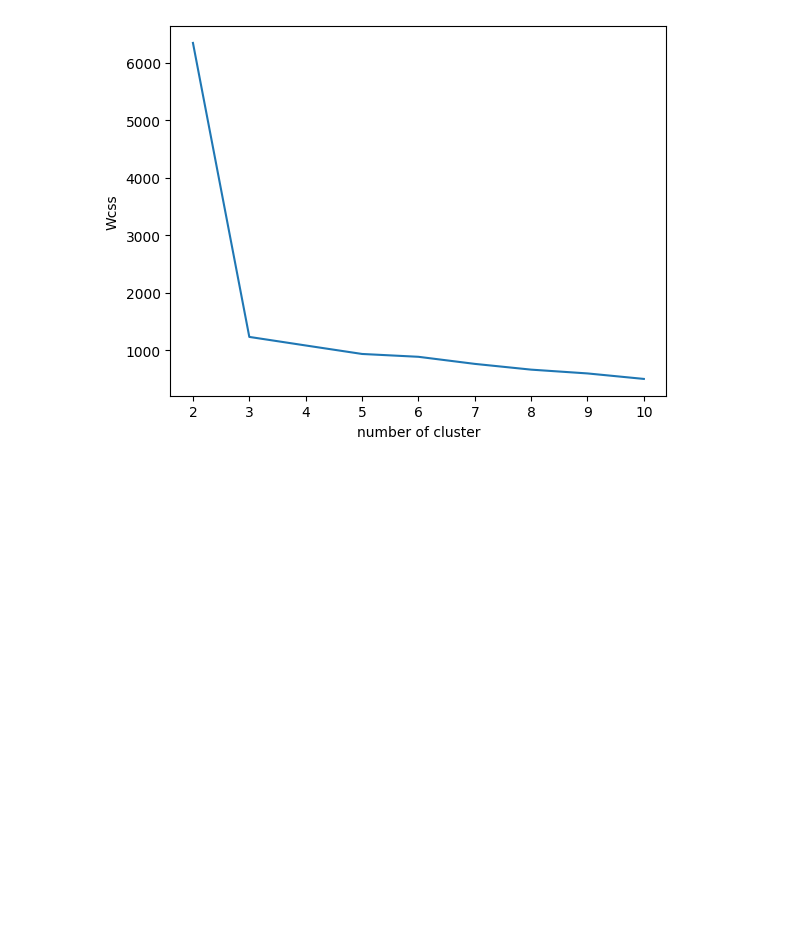
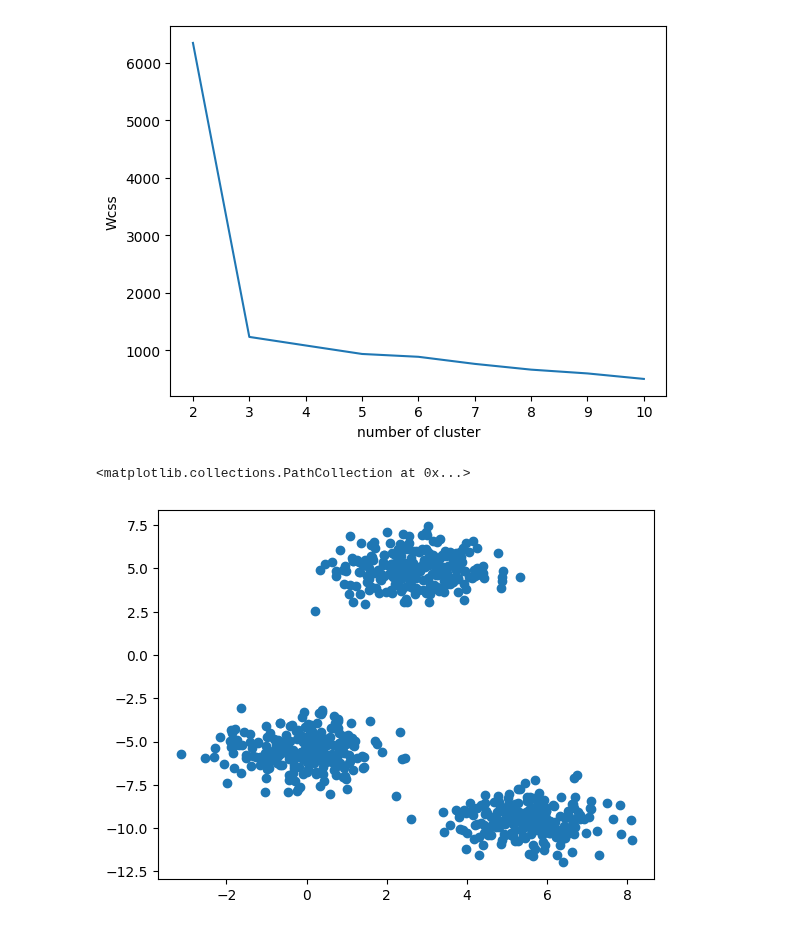
Before and after one commit to FairozAhmadSheikh/ML_bootcamp, a Jupyter notebook: Implementation/Clustering.ipynb, the cells around one changed output. Saved outputs shown, nothing was run; the diff lists cells and outputs as text; code cells hidden in the pictures; blank space fills up the shorter version.

```diff
--- a/Implementation/Clustering.ipynb
+++ b/Implementation/Clustering.ipynb
@@ -117,0 +122,5 @@ plt.show()
+# %%
+plt.scatter(X_train[:,0],X_train[:,1])
+# %% [output]
+<matplotlib.collections.PathCollection at 0x...>
+[figure, added]
```
Also changed, not shown: parts of 6 cells of this notebook.
